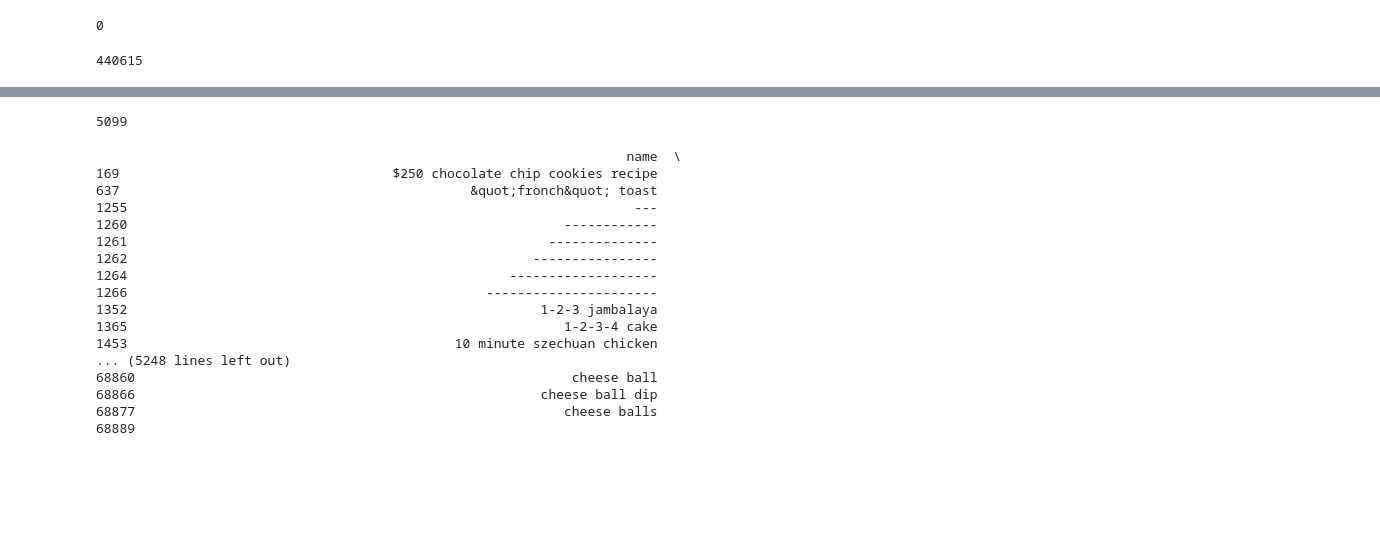
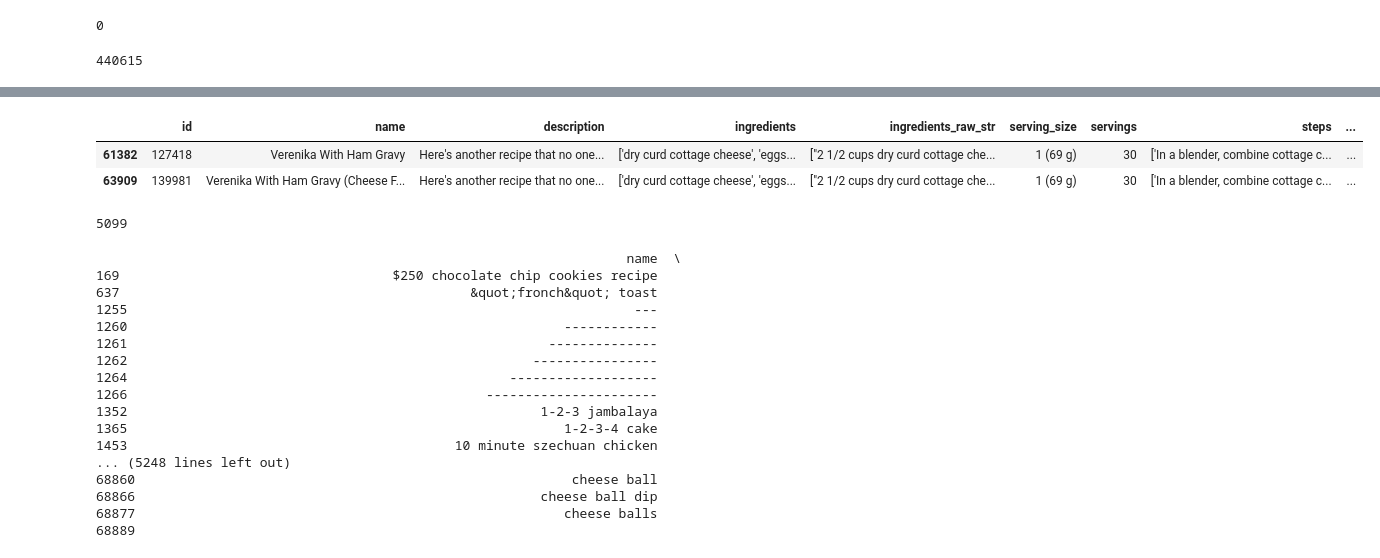
Before and after one commit to AishaShaf/recipe-recommender, a Jupyter notebook: exploring.ipynb, the cells around one changed output, grey strips where cells are left out. Saved outputs shown, nothing was run; the diff lists cells and outputs as text; code cells hidden in the pictures; blank space fills up the shorter version.

```diff
--- a/exploring.ipynb
+++ b/exploring.ipynb
@@ -111,3 +123,14 @@ dataframe[["description", "ingredients"]].duplicated().sum()
+# %%
+dataframe[
+    dataframe["description"].str.contains(
+        "Here's another recipe that no one on this web site seems to have heard of",
+        na=False,
+    )
+]
+# %% [output]
+|  | id | name | description | ingredients | ingredients_raw_str | serving_size | servings | steps | ... |
+| 61382 | 127418 | Verenika With Ham Gravy | Here's another recipe that no one... | ['dry curd cottage cheese', 'eggs... | ["2 1/2 cups dry curd cottage che... | 1 (69 g) | 30 | ['In a blender, combine cottage c... | ... |
+| 63909 | 139981 | Verenika With Ham Gravy (Cheese F... | Here's another recipe that no one... | ['dry curd cottage cheese', 'eggs... | ["2 1/2 cups dry curd cottage che... | 1 (69 g) | 30 | ['In a blender, combine cottage c... | ... |
 # %%
 dataframe["ingredients"].str.lower().duplicated().sum()
 # %% [output]
```
Also changed, not shown: parts of 5 cells of this notebook.
